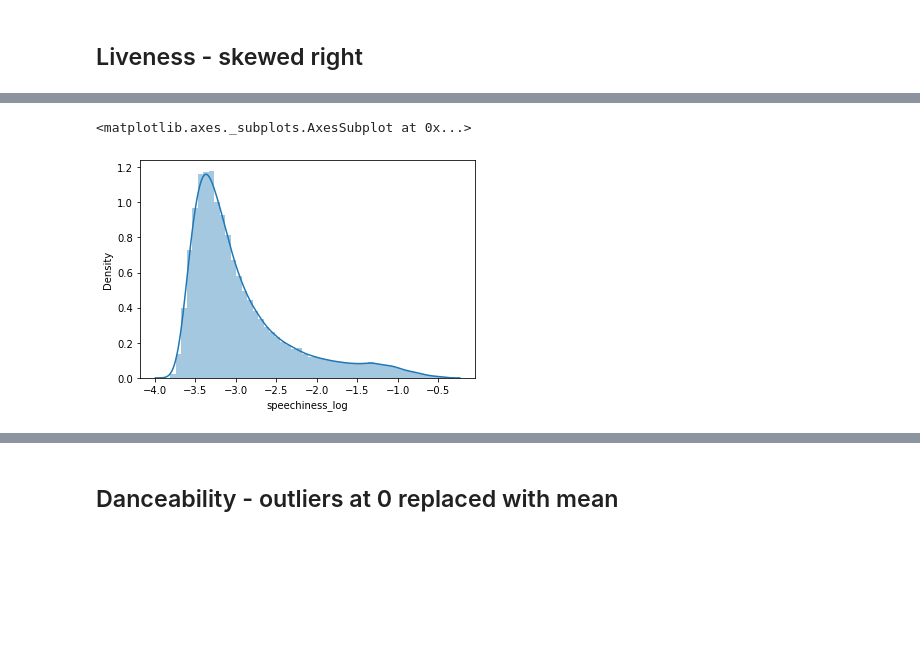
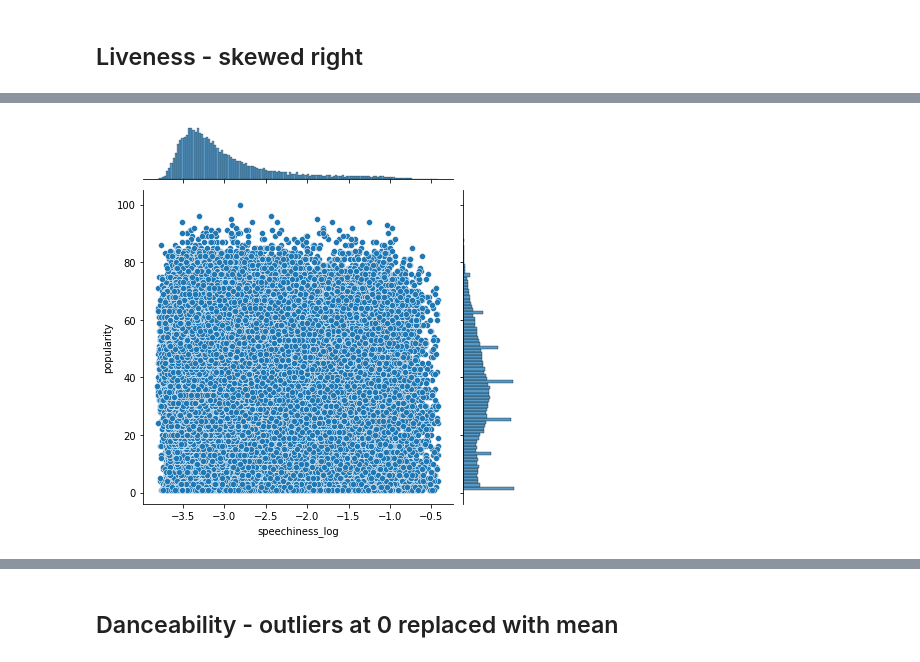
Before and after one commit to maing-rv/python_cw, a Jupyter notebook: python_cw.ipynb, the cells around one changed output, grey strips where cells are left out. Saved outputs shown, nothing was run; the diff lists cells and outputs as text; code cells hidden in the pictures; blank space fills up the shorter version.

```diff
--- a/python_cw.ipynb
+++ b/python_cw.ipynb
@@ -416,7 +511,8 @@ sns.distplot(spotify_data.speechiness)
 # %%
 # Log transform:
 spotify_data['speechiness_log'] = np.log(spotify_data['speechiness'])
-sns.distplot(spotify_data.speechiness_log)
+
+trans_speechiness_vs_popularity = sns.jointplot(x = 'speechiness_log', y = 'popularity', data = spotify_data)
+#trans_speechiness_vs_popularity.savefig('trans_speechiness_vs_popularity.png')
 # %% [output]
-<matplotlib.axes._subplots.AxesSubplot at 0x...>
-[figure, old version]
+[figure, new version]
```
Also changed, not shown: parts of 156 cells of this notebook.
